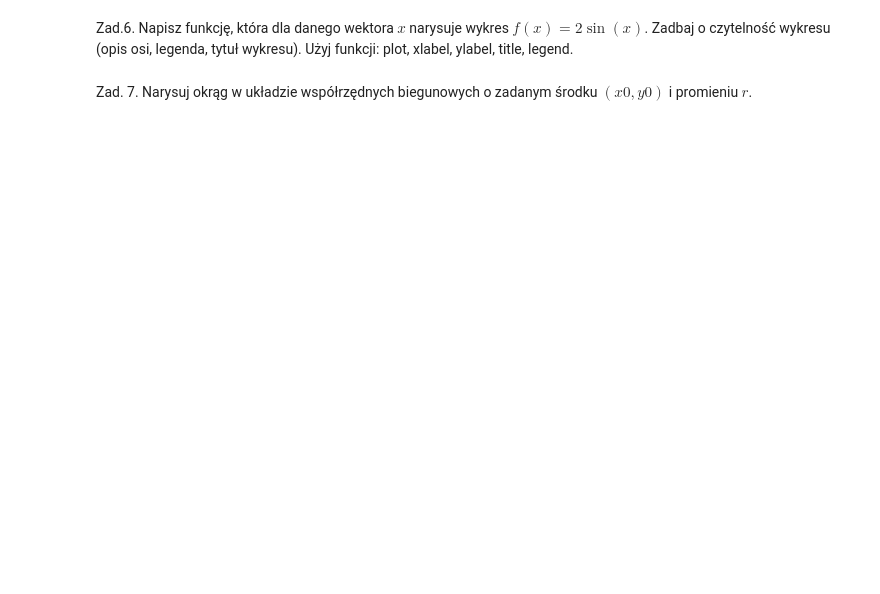
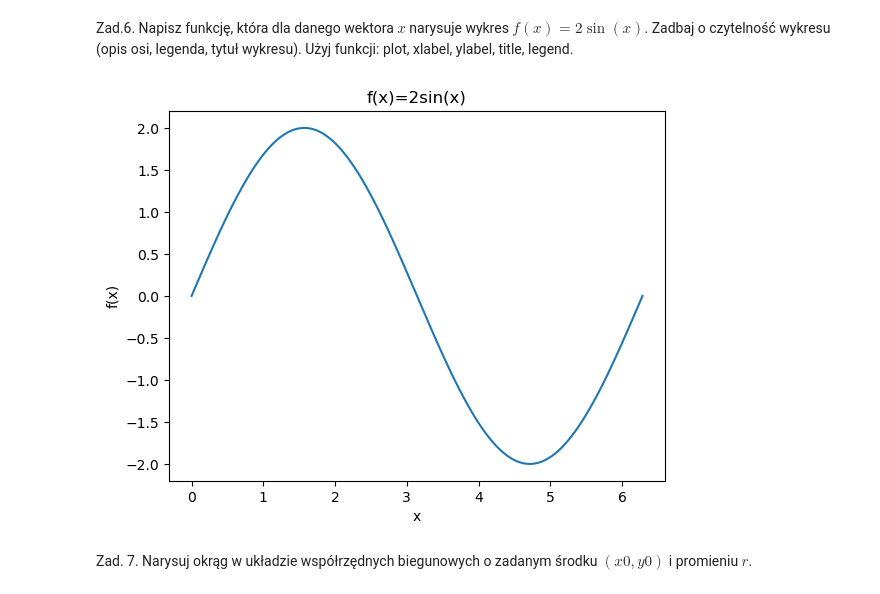
Before and after one commit to orange-cat-programmer/MPSI_2024-25, a Jupyter notebook: lab/02.introduction_python_part2.ipynb, the cells around one changed output. Drawn from its saved outputs; the diff is of its cells as text; code cells hidden in the pictures; blank space fills up the shorter version.

```diff
--- a/lab/02.introduction_python_part2.ipynb
+++ b/lab/02.introduction_python_part2.ipynb
@@ -35,2 +125,12 @@ Zad.6. Napisz funkcję, która dla danego wektora $x$ narysuje wykres $f(x) = 2\
+# %%
+def plt_func(x: np.ndarray):
+    fig, ax = plt.subplots()
+    plt.plot(x, 2*np.sin(x))
+    ax.set(xlabel='x', ylabel='f(x)', title='f(x)=2sin(x)')
+
+x = np.linspace(0,2*np.pi, num=1000)
+plt_func(x)
+# %% [output]
+[figure, added]
 # %% [markdown]
 Zad. 7. Narysuj okrąg w układzie współrzędnych biegunowych o zadanym środku $(x0, y0)$ i promieniu $r$.
```
Also changed, not shown: parts of 20 cells of this notebook.
